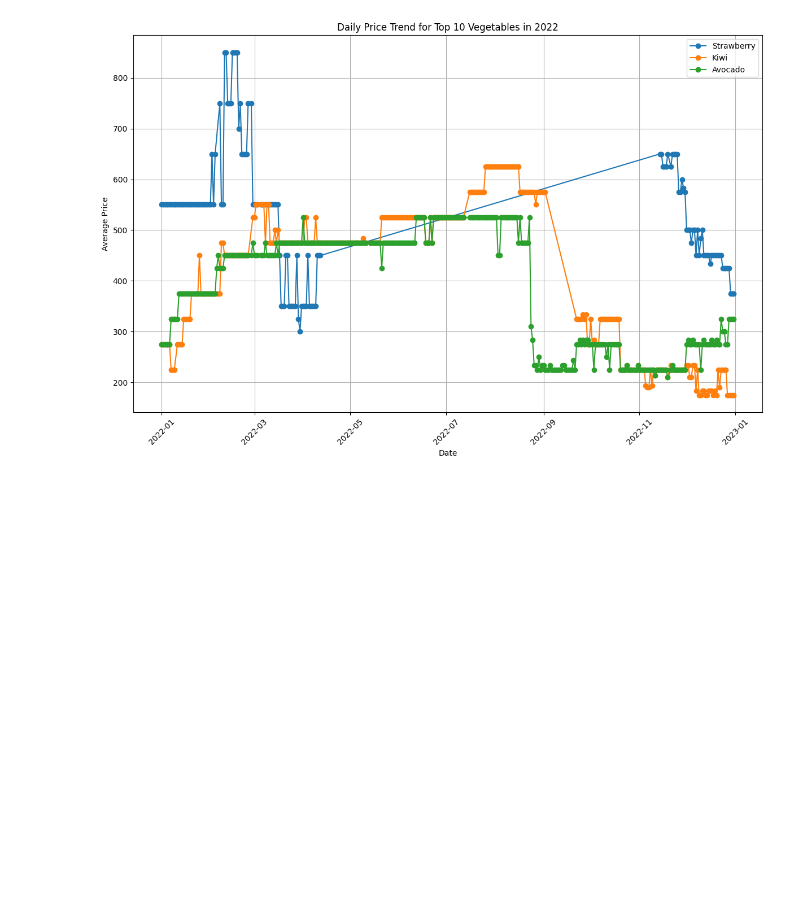
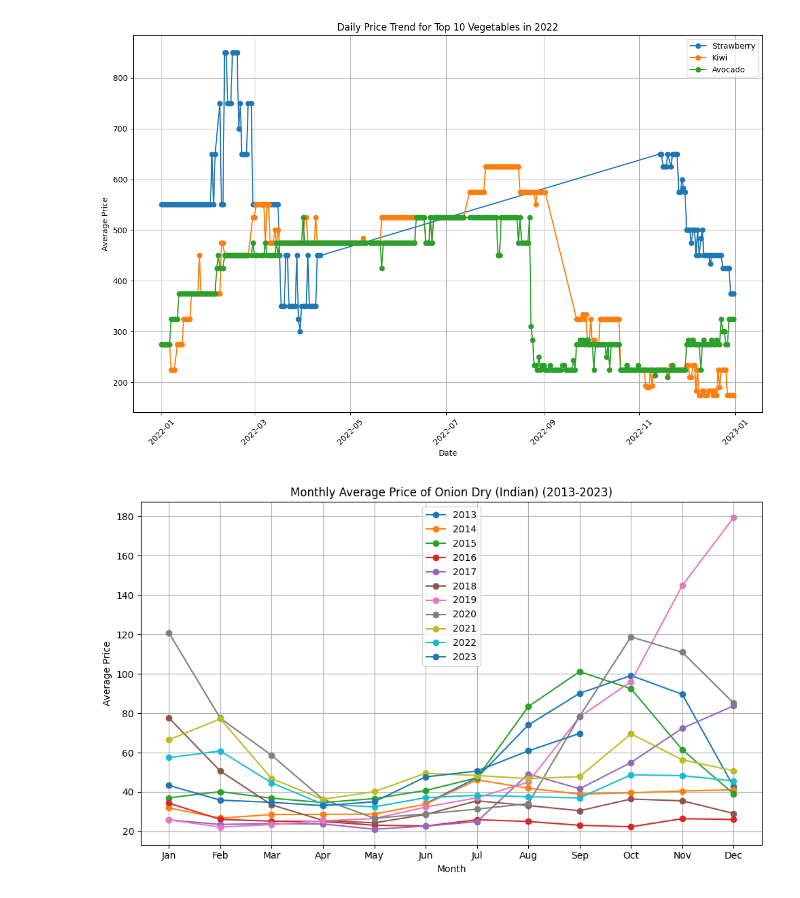
Before and after one commit to Rk-Pudasaini/Data_Analysis, a Jupyter notebook: Kalimati_tarkari_price_analysis.ipynb, the cells around one changed output. Saved outputs shown, nothing was run; the diff lists cells and outputs as text; code cells hidden in the pictures; blank space fills up the shorter version.

```diff
--- a/Kalimati_tarkari_price_analysis.ipynb
+++ b/Kalimati_tarkari_price_analysis.ipynb
@@ -246,3 +250,30 @@ plt.tight_layout()
 plt.show()
 # %% [output]
 [figure]
+# %%
+def plot_monthly_avg_price(df, commodity, start_year, end_year):
+    # Filter the DataFrame for the specified commodity and years
+    filtered_df = df[(df['Commodity'] == commodity) & (df['Date'].dt.year.between(start_year, end_year))]
+
+    # Group by year and month, calculate the average price for each month
+    monthly_avg_price = filtered_df.groupby([filtered_df['Date'].dt.year, filtered_df['Date'].dt.month])['Average'].mean()
+
+    # Plot the monthly average prices for each year
+    plt.figure(figsize=(10, 6))
+    for year in range(start_year, end_year + 1):
+        yearly_avg_price = monthly_avg_price.xs(year)
+        plt.plot(yearly_avg_price.index, yearly_avg_price.values, marker='o', linestyle='-', label=year)
+
+    plt.title(f'Monthly Average Price of {commodity} ({start_year}-{end_year})')
+    plt.xlabel('Month')
+    plt.ylabel('Average Price')
+    plt.xticks(range(1, 13), ['Jan', 'Feb', 'Mar', 'Apr', 'May', 'Jun', 'Jul', 'Aug', 'Sep', 'Oct', 'Nov', 'Dec'])
+    plt.legend()
+    plt.grid(True)
+    plt.tight_layout()
+    plt.show()
+
+# Call the function
+plot_monthly_avg_price(df, 'Onion Dry (Indian)', 2013, 2023)
+# %% [output]
+[figure, added]
```
Also changed, not shown: parts of 3 cells of this notebook.
